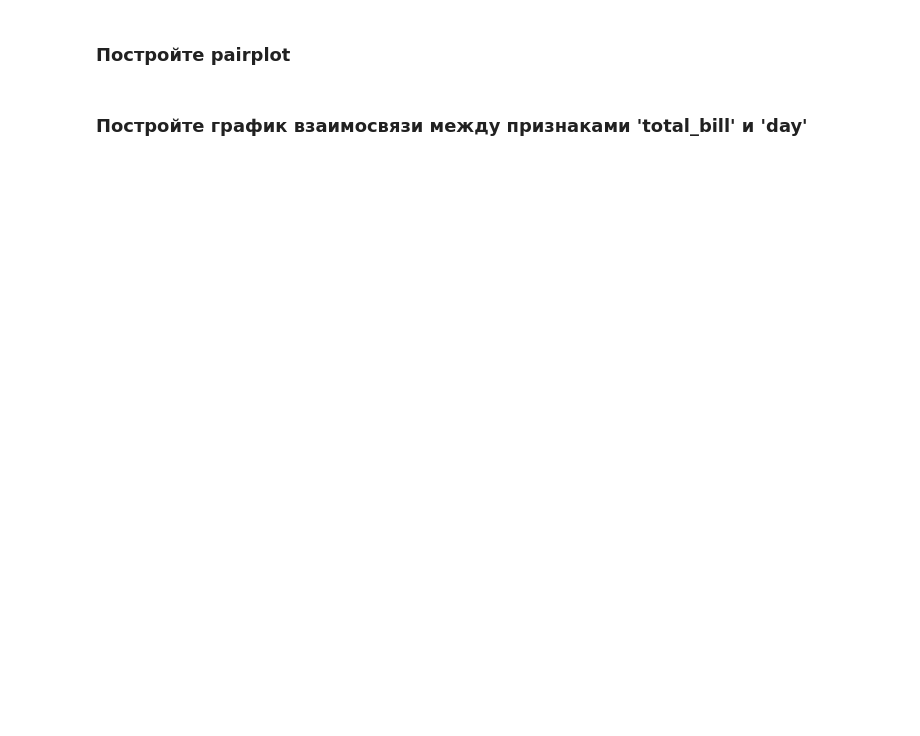
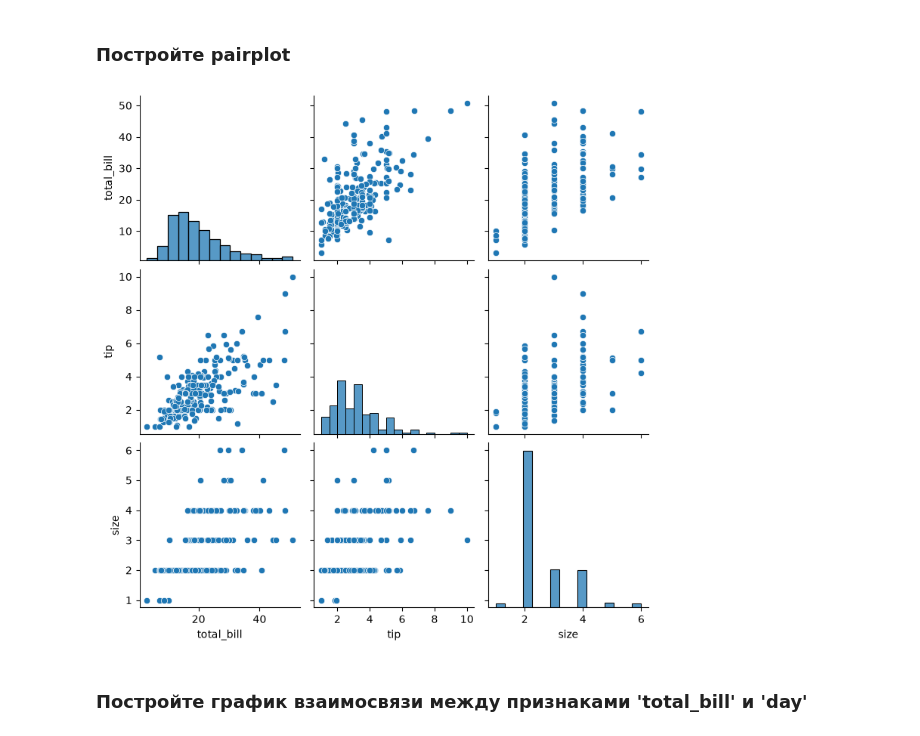
Before and after one commit to DZharenko/OTUS_homework_zharenko, a Jupyter notebook: dz_7/homework_07/homework_07.ipynb, the cells around one changed output. Cells and saved outputs as stored; diff of their text form; code cells hidden in the pictures; blank space fills up the shorter version.

```diff
--- a/dz_7/homework_07/homework_07.ipynb
+++ b/dz_7/homework_07/homework_07.ipynb
@@ -171,2 +251,8 @@ array([[-1.4969407 , -0.66422721,  1.20094049,  1.56423781,  0.29483324,
+# %%
+sns.pairplot(
+    tips
+);
+# %% [output]
+[figure, added]
 # %% [markdown]
 ### Постройте график взаимосвязи между признаками 'total_bill' и 'day'
```
Also changed, not shown: parts of 38 cells of this notebook, 1 other file.
